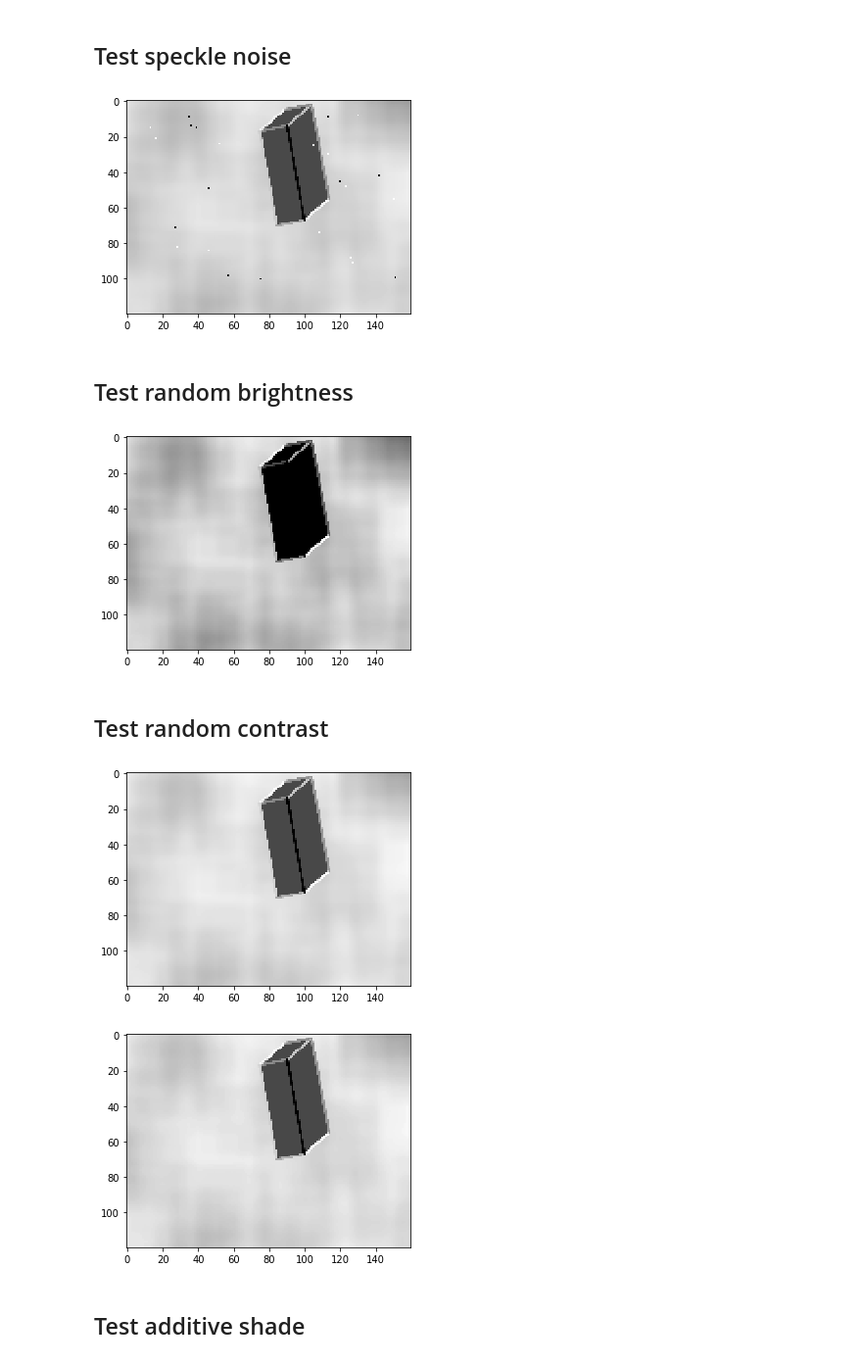
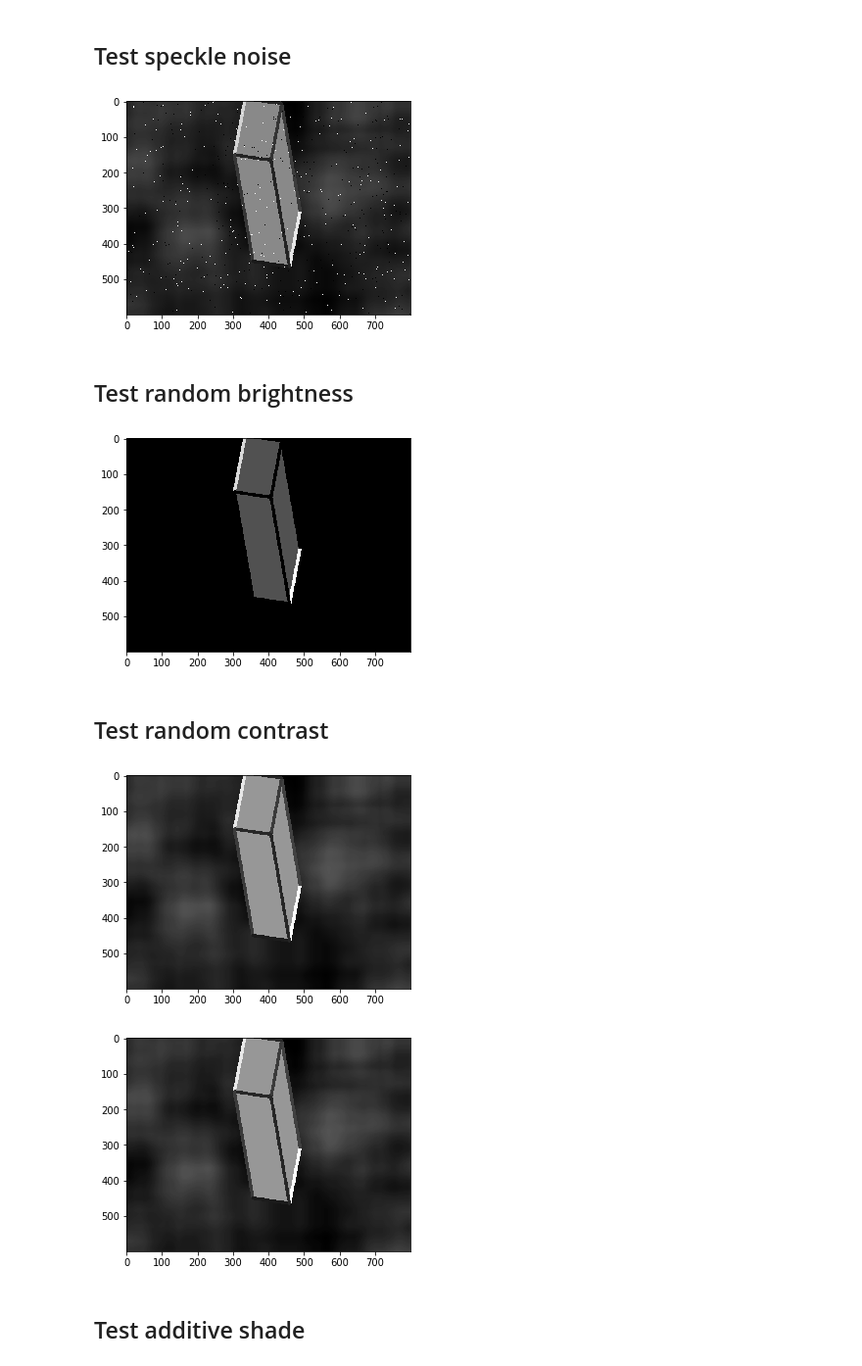
Before and after one commit to alextanch/spoint, a Jupyter notebook: notebooks/test_augmentation.ipynb, the cells around one changed output. Shown at 98% size. Cells and saved outputs as stored; diff of their text form; code cells hidden in the pictures.

```diff
--- a/notebooks/test_augmentation.ipynb
+++ b/notebooks/test_augmentation.ipynb
@@ -22,8 +19,12 @@ The autoreload extension is already loaded. To reload it, use:
 # %% [markdown]
 ## Render primitive
 # %%
-image, points = Primitives(['lines', 'polygon', 'ellipses', 'star', 'stripes', 'cube', 'checkerboard'])()
-image, points = Resize(config.size)(image, points)
+config = Config({
+    'background': {'size': [600, 800]},
+    'primitives': ['lines', 'polygon', 'ellipses', 'star', 'stripes', 'cube', 'checkerboard']
+})
+
+image, points = Primitives(config)()
 
 draw_image(image)
 # %% [output]
@@ -44,40 +44,37 @@ draw_image(aug_image)
 ## Test speckle noise
 # %%
 config = Config({
-    'size': (120, 160),
     'speckle_noise': {'prob': 1, 'range': [.0, .005]}
 })
 
 aug_image = Augmentation(config)(image)
 draw_image(aug_image)
 # %% [output]
-[figure, old version]
+[figure, new version]
 # %% [markdown]
 ## Test random brightness
 # %%
 config = Config({
-    'size': (120, 160),
     'random_brightness': {'prob': 1, 'max_change': 100}
 })
 
 aug_image = Augmentation(config)(image)
 draw_image(aug_image)
 # %% [output]
-[figure, old version]
+[figure, new version]
 # %% [markdown]
 ## Test random contrast
 # %%
 config = Config({
-    'size': (120, 160),
     'random_contrast': {'prob': 1, 'range': (0.5, 1.5)}
 })
 
 aug_image = Augmentation(config)(image)
 draw_image(image)
 draw_image(aug_image)
 # %% [output]
-[figure, old version]
+[figure, new version]
-[figure, old version]
+[figure, new version]
 # %% [markdown]
 ## Test additive shade
 # %%
```
Also changed, not shown: parts of 6 cells of this notebook, 4 other files.
